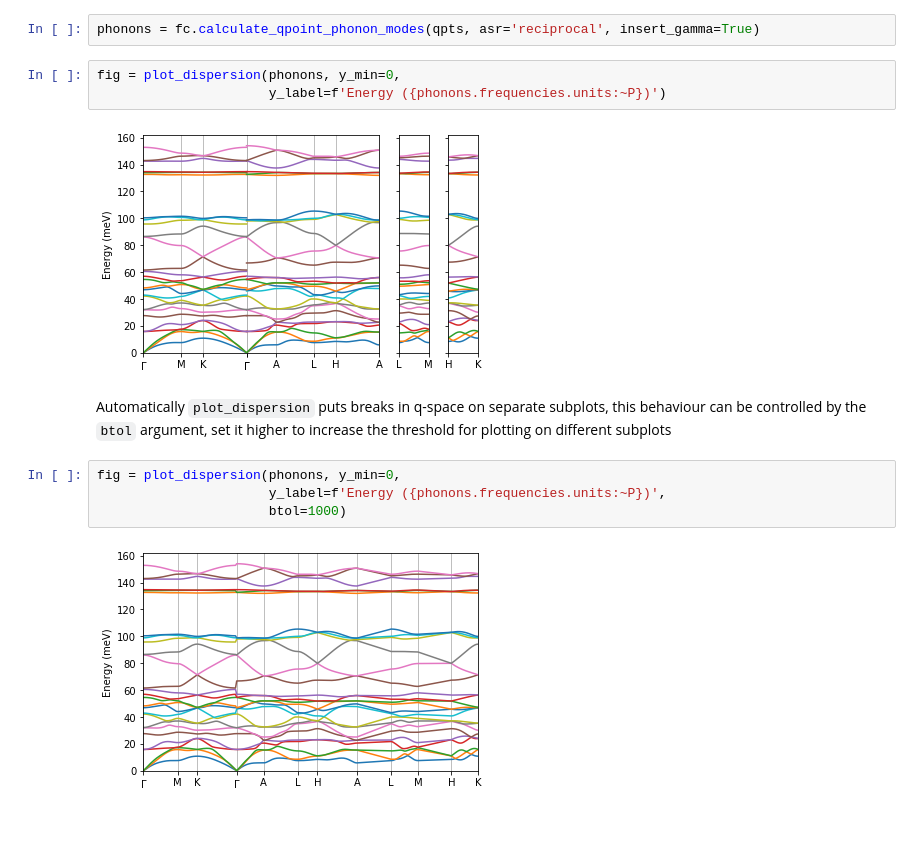
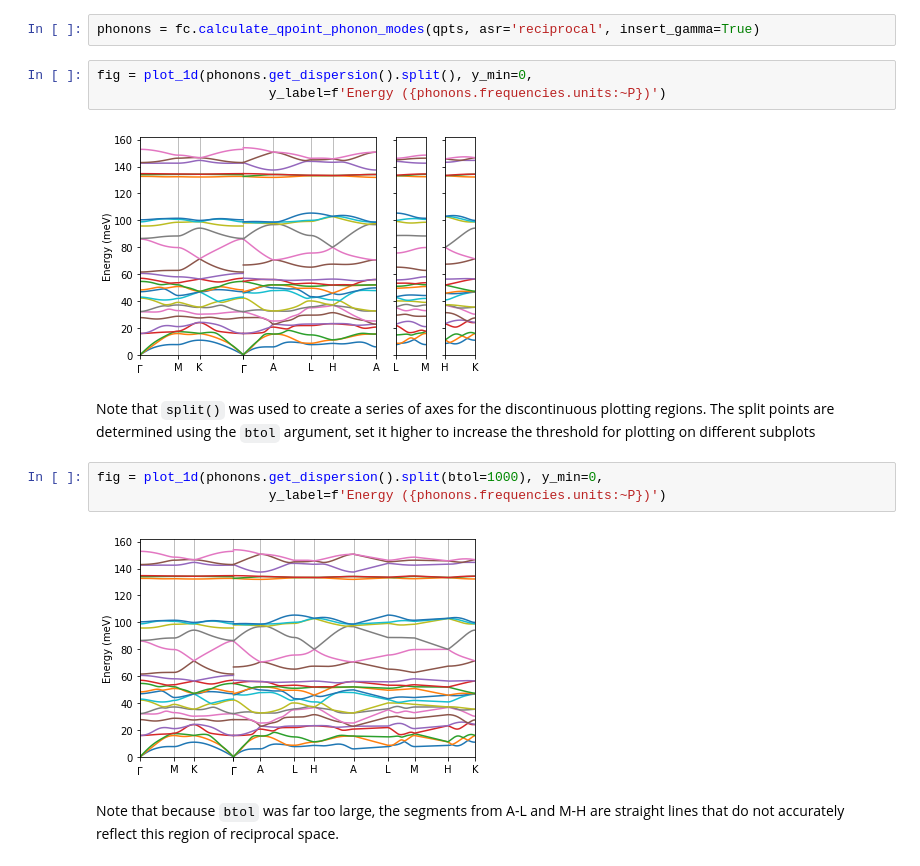
Before and after one commit to pace-neutrons/Euphonic, a Jupyter notebook: tutorials/plotting_dispersion.ipynb, the cells around one changed output. Drawn from its saved outputs; the diff is of its cells as text; blank space fills up the shorter version.

```diff
--- a/tutorials/plotting_dispersion.ipynb
+++ b/tutorials/plotting_dispersion.ipynb
@@ -72,18 +83,17 @@ There are many more options, try
 # %%
 phonons = fc.calculate_qpoint_phonon_modes(qpts, asr='reciprocal', insert_gamma=True)
 # %%
-fig = plot_dispersion(phonons, y_min=0,
+fig = plot_1d(phonons.get_dispersion().split(), y_min=0,
                       y_label=f'Energy ({phonons.frequencies.units:~P})')
 # %% [output]
-[figure, old version]
+[figure, new version]
-# %% [markdown]
-Automatically `plot_dispersion` puts breaks in q-space on
-separate subplots, this behaviour can be controlled by
-the `btol` argument, set it higher to increase the
-threshold for plotting on different subplots
+# %% [markdown]
+Note that `split()` was used to create a series of axes for the discontinuous plotting regions.
+The split points are determined using the `btol` argument, set it higher to increase the threshold for plotting on different subplots
 # %%
-fig = plot_dispersion(phonons, y_min=0,
-                      y_label=f'Energy ({phonons.frequencies.units:~P})',
-                      btol=1000)
+fig = plot_1d(phonons.get_dispersion().split(btol=1000), y_min=0,
+                      y_label=f'Energy ({phonons.frequencies.units:~P})')
 # %% [output]
-[figure, old version]
+[figure, new version]
+# %% [markdown]
+Note that because `btol` was far too large, the segments from A-L and M-H are straight lines that do not accurately reflect this region of reciprocal space.
```
Also changed, not shown: parts of 6 cells of this notebook, 3 other files.
